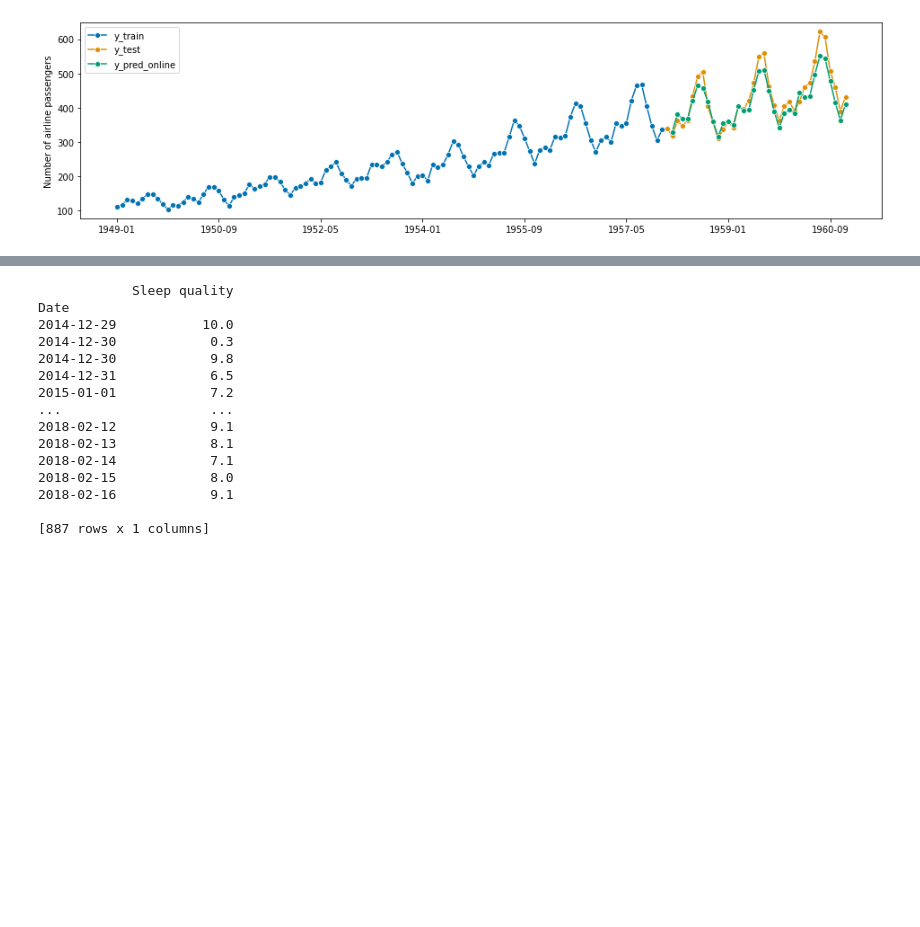
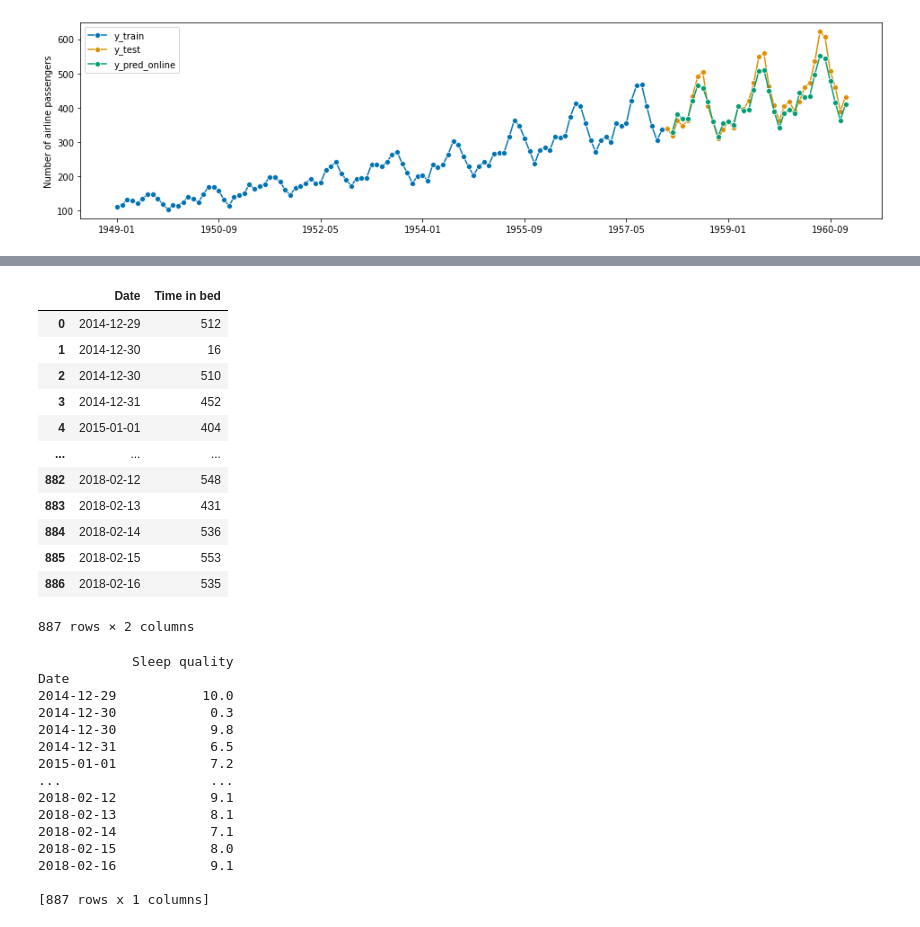
Before and after one commit to luiszugasti/sleep_stats, a Jupyter notebook: scrap_notebook/scrap.ipynb, the cells around one changed output, grey strips where cells are left out. Saved outputs shown, nothing was run; the diff lists cells and outputs as text; code cells hidden in the pictures; blank space fills up the shorter version.

```diff
--- a/scrap_notebook/scrap.ipynb
+++ b/scrap_notebook/scrap.ipynb
@@ -323,3 +373,19 @@ smape_loss(y_test[1:], y_pred_online)
+# %%
+df.iloc[:, 0:3:2]
+# %% [output]
+|  | Date | Time in bed |
+| 0 | 2014-12-29 | 512 |
+| 1 | 2014-12-30 | 16 |
+| 2 | 2014-12-30 | 510 |
+| 3 | 2014-12-31 | 452 |
+| 4 | 2015-01-01 | 404 |
+| ... | ... | ... |
+| 882 | 2018-02-12 | 548 |
+| 883 | 2018-02-13 | 431 |
+| 884 | 2018-02-14 | 536 |
+| 885 | 2018-02-15 | 553 |
+| 886 | 2018-02-16 | 535 |
+887 rows × 2 columns
 # %%
 # attempt with our sleep data
 
```
Also changed, not shown: parts of 5 cells of this notebook, 12 other files.
